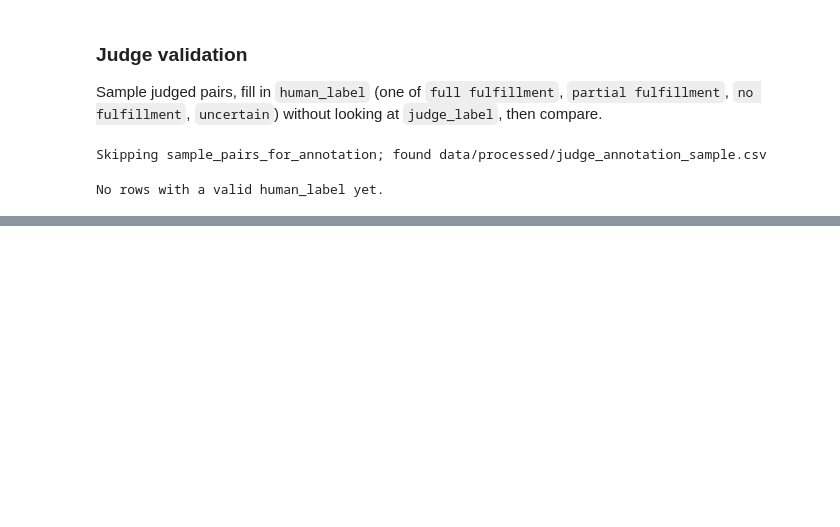
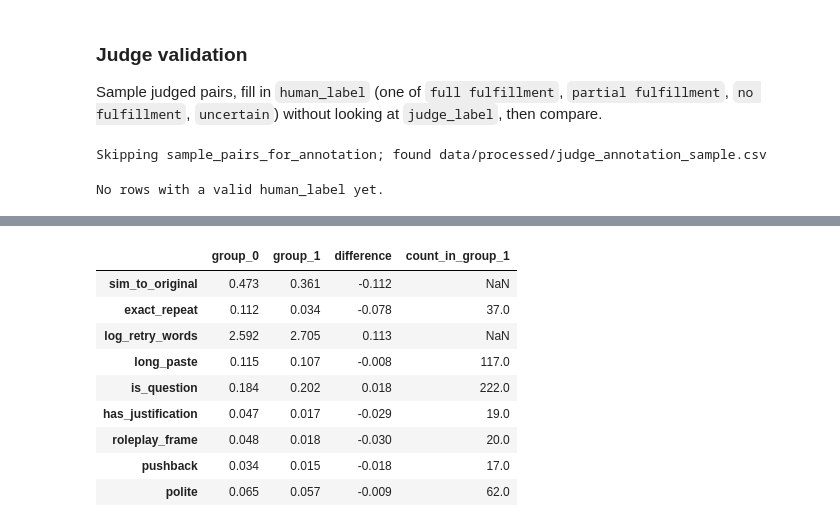
Before and after one commit to emilyho14/CS598_ComputationalSocialScience, a Jupyter notebook: pipeline.ipynb, the cells around one changed output, grey strips where cells are left out. Cells and saved outputs as stored; diff of their text form; code cells hidden in the pictures; blank space fills up the shorter version.

```diff
--- a/pipeline.ipynb
+++ b/pipeline.ipynb
@@ -244,0 +373,13 @@ No rows with a valid human_label yet.
+# %%
+feat.rate_table(a, "not_refused")
+# %% [output]
+|  | group_0 | group_1 | difference | count_in_group_1 |
+| sim_to_original | 0.473 | 0.361 | -0.112 | NaN |
+| exact_repeat | 0.112 | 0.034 | -0.078 | 37.0 |
+| log_retry_words | 2.592 | 2.705 | 0.113 | NaN |
+| long_paste | 0.115 | 0.107 | -0.008 | 117.0 |
+| is_question | 0.184 | 0.202 | 0.018 | 222.0 |
+| has_justification | 0.047 | 0.017 | -0.029 | 19.0 |
+| roleplay_frame | 0.048 | 0.018 | -0.030 | 20.0 |
+| pushback | 0.034 | 0.015 | -0.018 | 17.0 |
+| polite | 0.065 | 0.057 | -0.009 | 62.0 |
```
Also changed, not shown: parts of 19 cells of this notebook, 1 other file.
